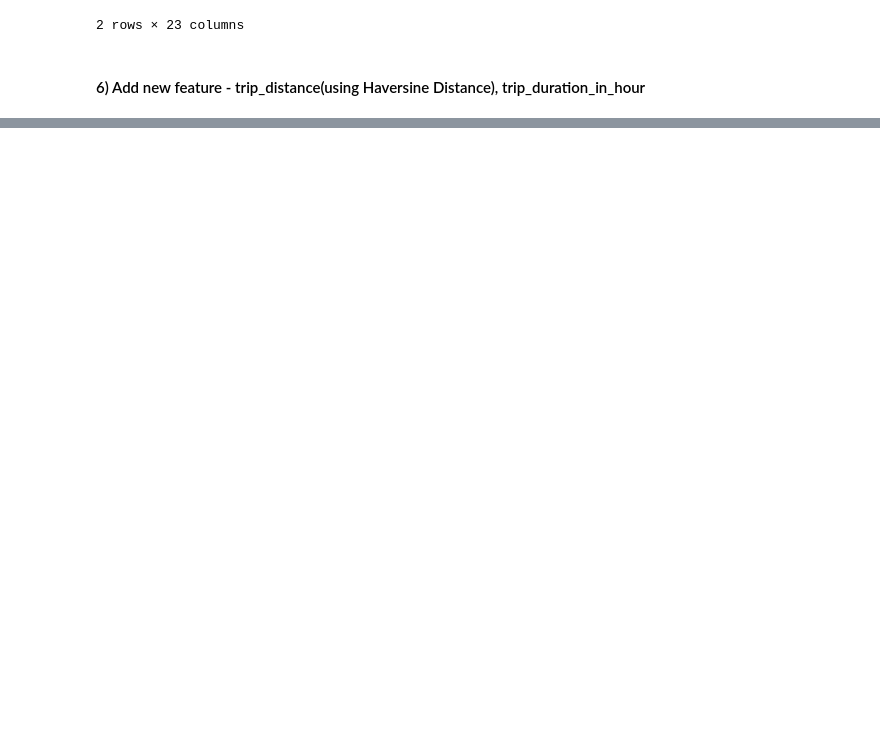
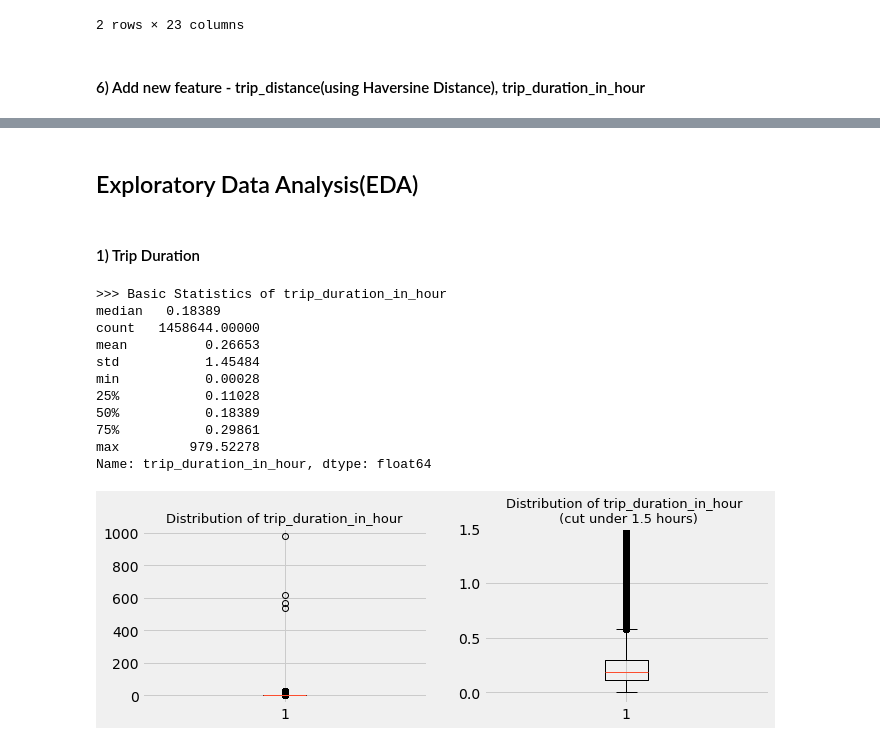
Before and after one commit to sam351/competitions, a Jupyter notebook: kaggle_NY-taxi/200603_NY-taxi_study-01_EDA.ipynb, the cells around one changed output, grey strips where cells are left out. Drawn from its saved outputs; the diff is of its cells as text; code cells hidden in the pictures; blank space fills up the shorter version.

Commit message:
Modify 200603_NY-taxi_study-01_EDA.ipynb
- Add 1) Trip Duraion in Exploratory Data Analysis(EDA)

```diff
--- a/kaggle_NY-taxi/200603_NY-taxi_study-01_EDA.ipynb
+++ b/kaggle_NY-taxi/200603_NY-taxi_study-01_EDA.ipynb
@@ -141 +142,32 @@ train.head(2)
 2 rows × 25 columns
+# %% [markdown]
+## Exploratory Data Analysis(EDA)
+# %% [markdown]
+#### 1) Trip Duration
+# %%
+print('>>> Basic Statistics of trip_duration_in_hour')
+print(f'median\t {train.trip_duration_in_hour.median():.5f}')
+print(train.trip_duration_in_hour.describe())
+
+fig, ax = plt.subplots(1, 2, figsize=(10, 3))
+
+ax[0].boxplot(train.trip_duration_in_hour)
+ax[0].set_title('Distribution of trip_duration_in_hour', size=13)
+
+ax[1].boxplot(train.trip_duration_in_hour)
+ax[1].set_title('Distribution of trip_duration_in_hour \n (cut under 1.5 hours)', size=13)
+ax[1].set_ylim(-0.1, 1.5)
+plt.show()
+# %% [output]
+>>> Basic Statistics of trip_duration_in_hour
+median   0.18389
+count   1458644.00000
+mean          0.26653
+std           1.45484
+min           0.00028
+25%           0.11028
+50%           0.18389
+75%           0.29861
+max         979.52278
+Name: trip_duration_in_hour, dtype: float64
+[figure, added]
```
Also changed, not shown: parts of 10 cells of this notebook.
